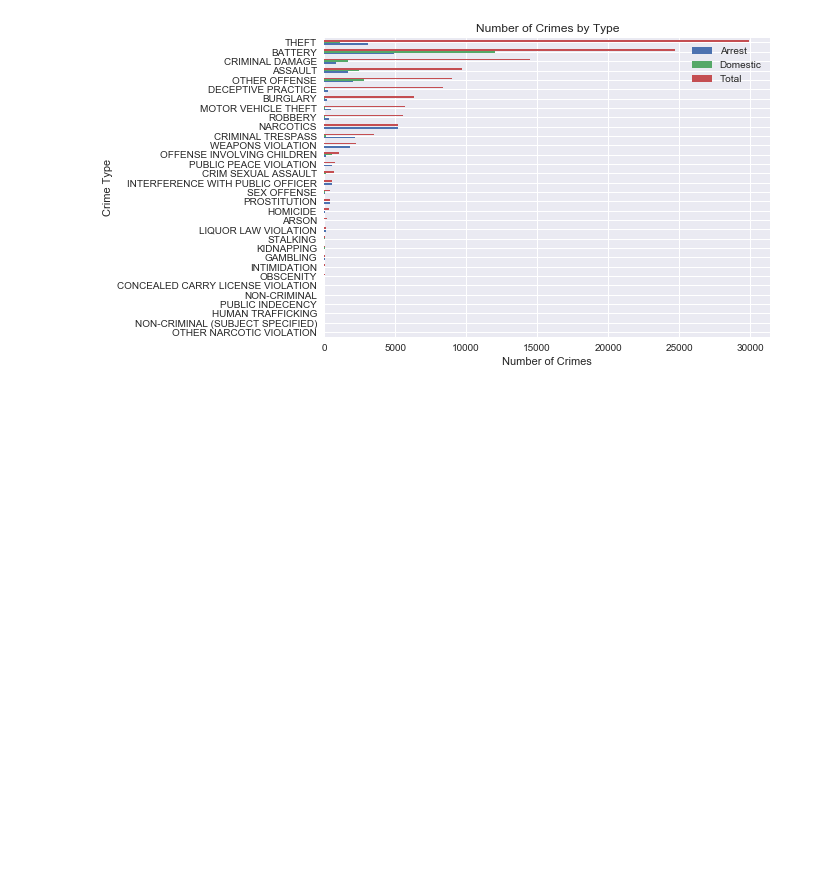
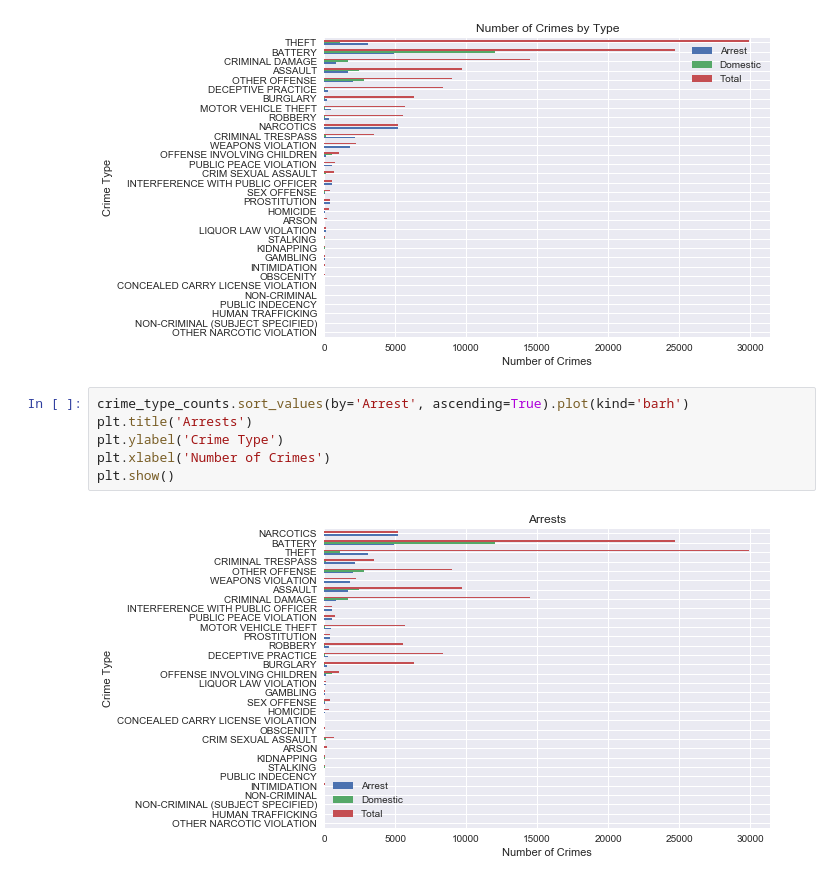
Before and after one commit to RandomFractals/ChicagoCrimes, a Jupyter notebook: notebooks/crime-plots.ipynb, the cells around one changed output. Cells and saved outputs as stored; diff of their text form; blank space fills up the shorter version.

Commit message:
added sort by arrests and domestic hbar plots

```diff
--- a/notebooks/crime-plots.ipynb
+++ b/notebooks/crime-plots.ipynb
@@ -130,3 +130,11 @@ plt.show()
 # %% [output]
 <matplotlib.figure.Figure at 0x...>
 [figure]
+# %%
+crime_type_counts.sort_values(by='Arrest', ascending=True).plot(kind='barh')
+plt.title('Arrests')
+plt.ylabel('Crime Type')
+plt.xlabel('Number of Crimes')
+plt.show()
+# %% [output]
+[figure, added]
```
Also changed, not shown: parts of 1 cell of this notebook.
